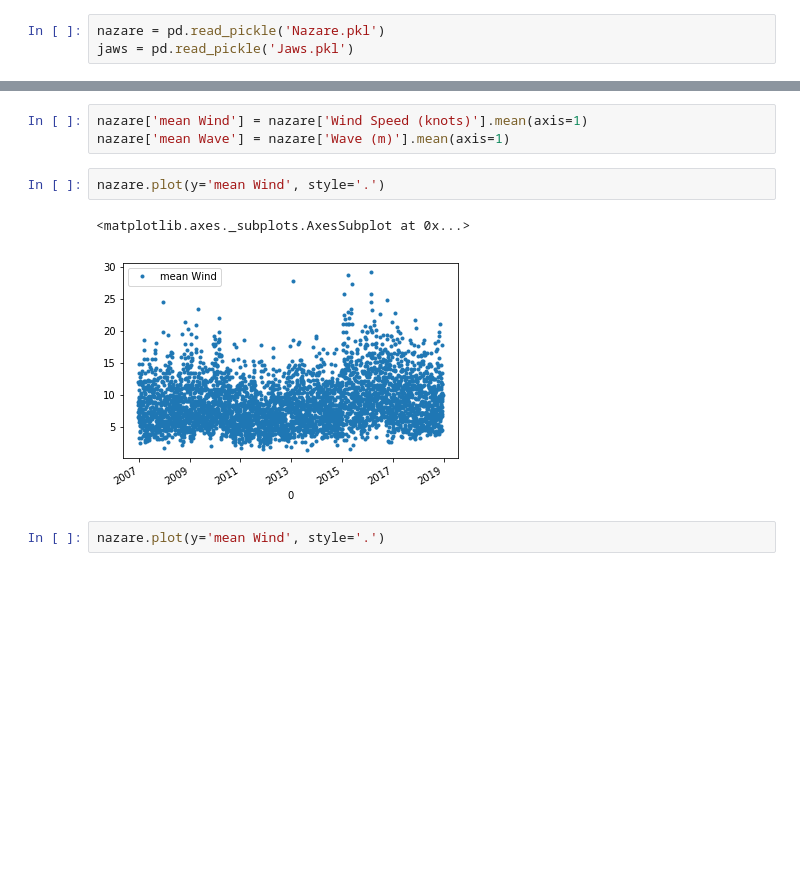
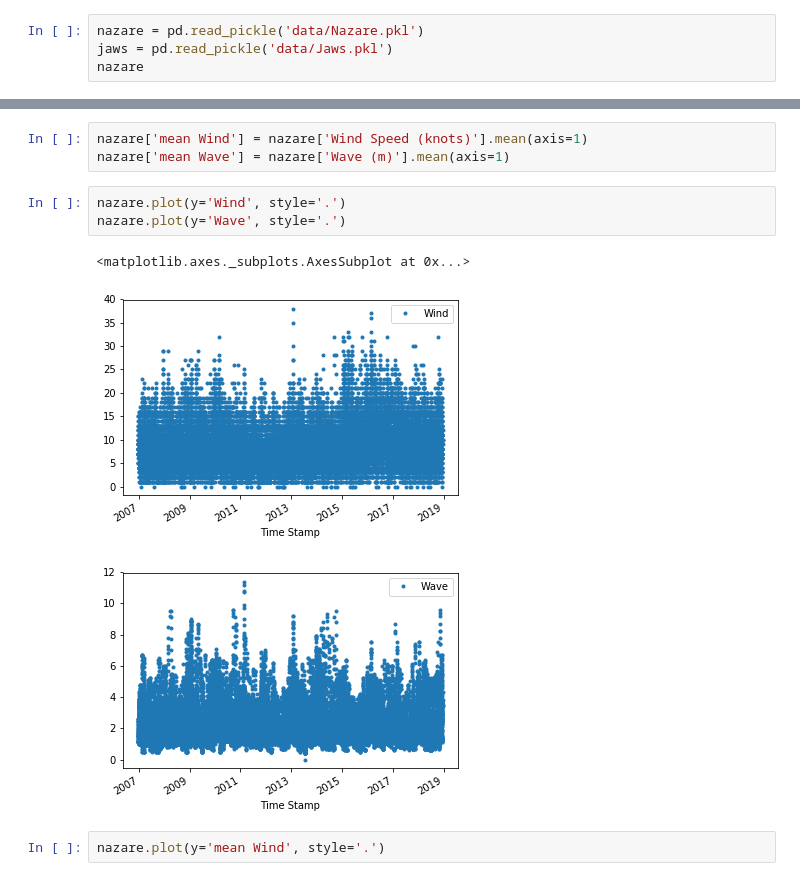
Before and after one commit to Leixb/B7_PE_WaveWind, a Jupyter notebook: notebook.ipynb, the cells around one changed output, grey strips where cells are left out. Cells and saved outputs as stored; diff of their text form; blank space fills up the shorter version.

```diff
--- a/notebook.ipynb
+++ b/notebook.ipynb
@@ -5,5 +5,6 @@ import matplotlib
 import matplotlib.pyplot as plt
 %matplotlib inline
 # %%
-nazare = pd.read_pickle('Nazare.pkl')
-jaws = pd.read_pickle('Jaws.pkl')
+nazare = pd.read_pickle('data/Nazare.pkl')
+jaws = pd.read_pickle('data/Jaws.pkl')
+nazare
@@ -24,10 +56,12 @@ nazare.describe()
 nazare['mean Wind'] = nazare['Wind Speed (knots)'].mean(axis=1)
 nazare['mean Wave'] = nazare['Wave (m)'].mean(axis=1)
 # %%
-nazare.plot(y='mean Wind', style='.')
+nazare.plot(y='Wind', style='.')
+nazare.plot(y='Wave', style='.')
 # %% [output]
 <matplotlib.axes._subplots.AxesSubplot at 0x...>
-[figure, old version]
+[figure, new version]
+[figure, added]
 # %%
 nazare.plot(y='mean Wind', style='.')
 # %% [output]
```
Also changed, not shown: parts of 11 cells of this notebook, 5 other files.
